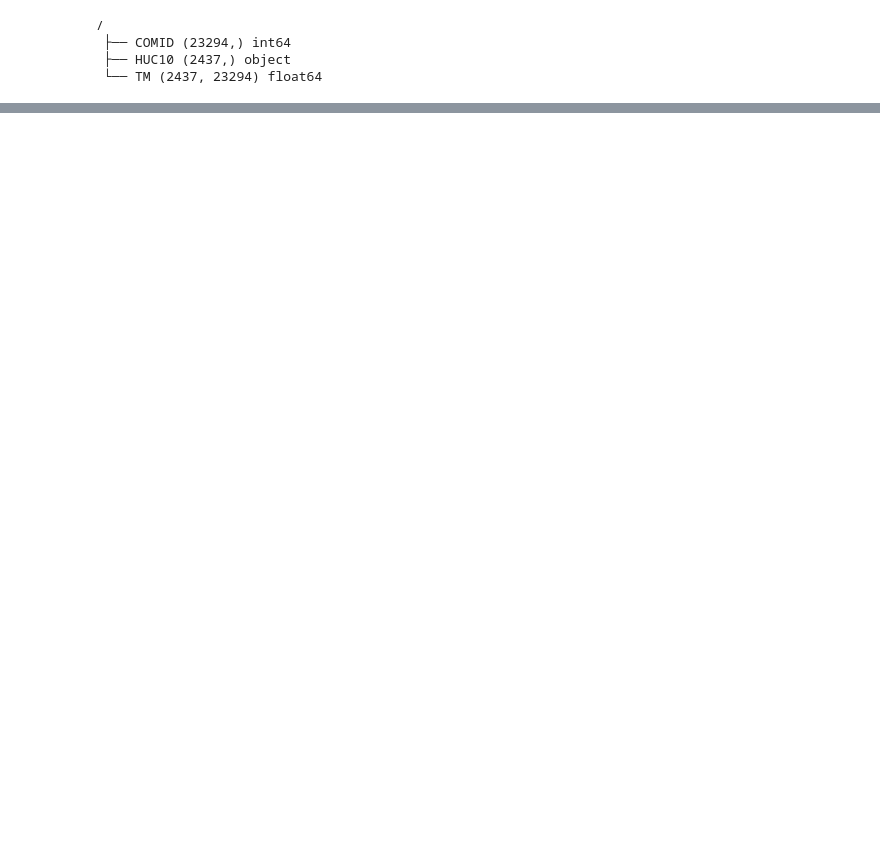
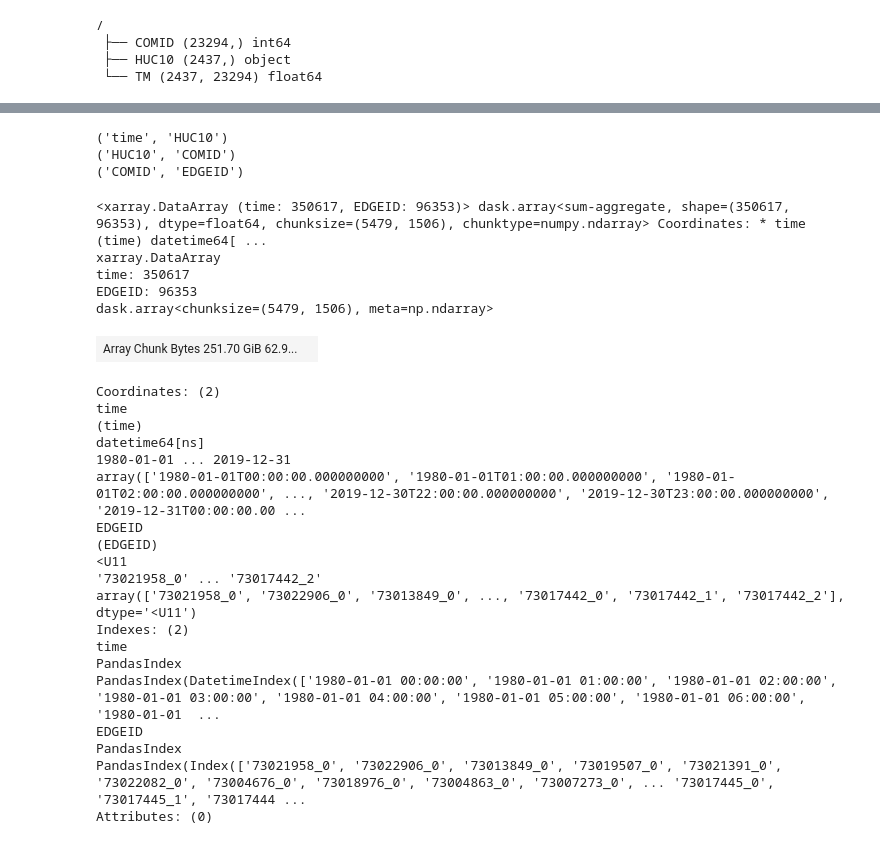
Before and after one commit to taddyb/marquette, a Jupyter notebook: notebooks/matrix_mult.ipynb, the cells around one changed output, grey strips where cells are left out. Drawn from its saved outputs; the diff is of its cells as text; code cells hidden in the pictures; blank space fills up the shorter version.

```diff
--- a/notebooks/matrix_mult.ipynb
+++ b/notebooks/matrix_mult.ipynb
@@ -91 +97,44 @@ print(merit_to_edge_TM.tree())
  └── TM (23294, 96353) float64
+# %%
+xr_streamflow_to_huc_TM = xr.open_zarr(Path(cfg.zarr.streamflow))
+xr_huc_to_merit_TM = xr.open_zarr(Path(cfg.zarr.HUC_TM))
+xr_merit_to_edge_TM = xr.open_zarr(Path(cfg.zarr.MERIT_TM))
+# %%
+print(xr_streamflow_to_huc_TM["streamflow"].dims)
+print(xr_huc_to_merit_TM["TM"].dims)
+print(xr_merit_to_edge_TM["TM"].dims)
+# %% [output]
+('time', 'HUC10')
+('HUC10', 'COMID')
+('COMID', 'EDGEID')
+# %%
+streamflow_merit = xr.dot(xr_streamflow_to_huc_TM['streamflow'], xr_huc_to_merit_TM['TM'])
+streamflow_edges = xr.dot(streamflow_merit, xr_merit_to_edge_TM['TM'])
+# %%
+streamflow_edges
+# %% [output]
+<xarray.DataArray (time: 350617, EDGEID: 96353)> dask.array<sum-aggregate, shape=(350617, 96353), dtype=float64, chunksize=(5479, 1506), chunktype=numpy.ndarray> Coordinates: * time (time) datetime64[ ...
+xarray.DataArray
+time: 350617
+EDGEID: 96353
+dask.array<chunksize=(5479, 1506), meta=np.ndarray>
+| Array Chunk Bytes 251.70 GiB 62.9... |  |
+Coordinates: (2)
+time
+(time)
+datetime64[ns]
+1980-01-01 ... 2019-12-31
+array(['1980-01-01T00:00:00.000000000', '1980-01-01T01:00:00.000000000', '1980-01-01T02:00:00.000000000', ..., '2019-12-30T22:00:00.000000000', '2019-12-30T23:00:00.000000000', '2019-12-31T00:00:00.00 ...
+EDGEID
+(EDGEID)
+<U11
+'73021958_0' ... '73017442_2'
+array(['73021958_0', '73022906_0', '73013849_0', ..., '73017442_0', '73017442_1', '73017442_2'], dtype='<U11')
+Indexes: (2)
+time
+PandasIndex
+PandasIndex(DatetimeIndex(['1980-01-01 00:00:00', '1980-01-01 01:00:00', '1980-01-01 02:00:00', '1980-01-01 03:00:00', '1980-01-01 04:00:00', '1980-01-01 05:00:00', '1980-01-01 06:00:00', '1980-01-01  ...
+EDGEID
+PandasIndex
+PandasIndex(Index(['73021958_0', '73022906_0', '73013849_0', '73019507_0', '73021391_0', '73022082_0', '73004676_0', '73018976_0', '73004863_0', '73007273_0', ... '73017445_0', '73017445_1', '73017444 ...
+Attributes: (0)
```
Also changed, not shown: parts of 6 cells of this notebook.
